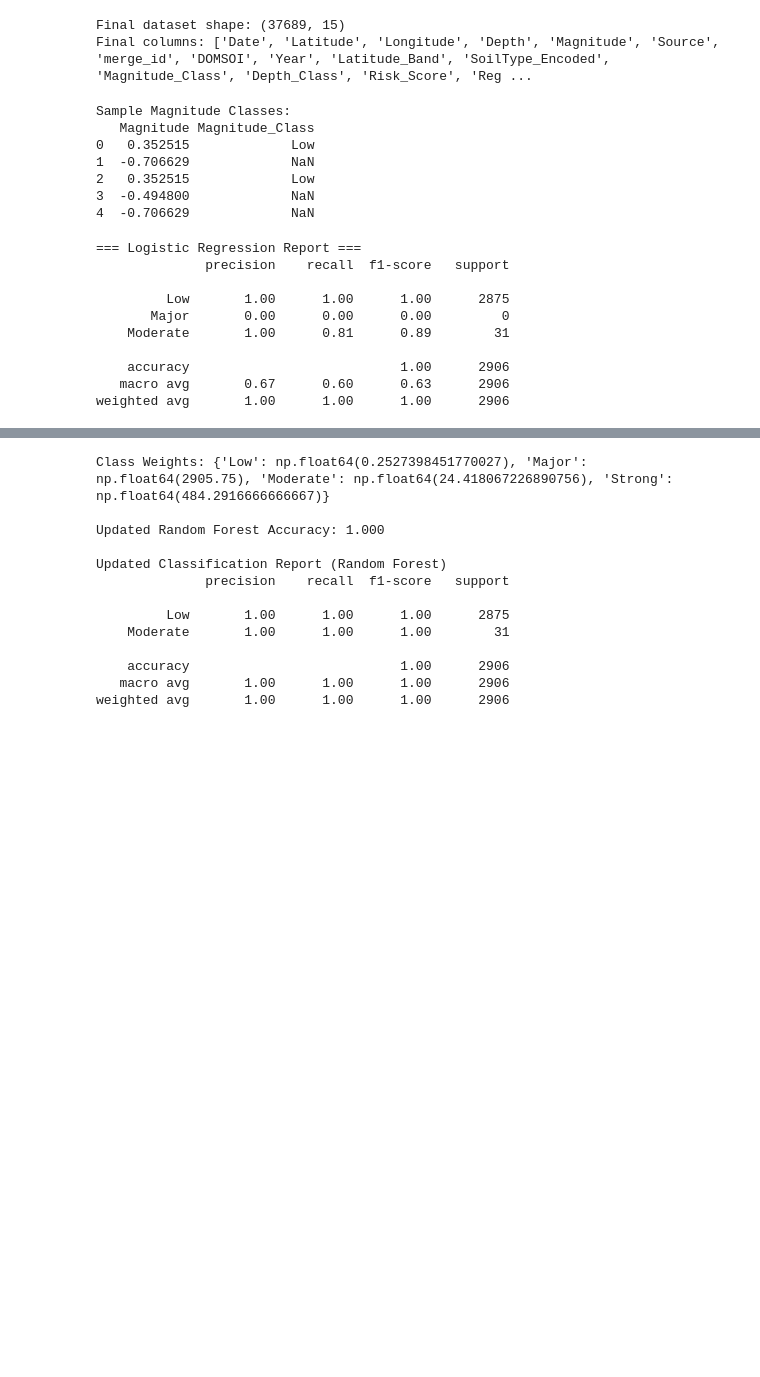
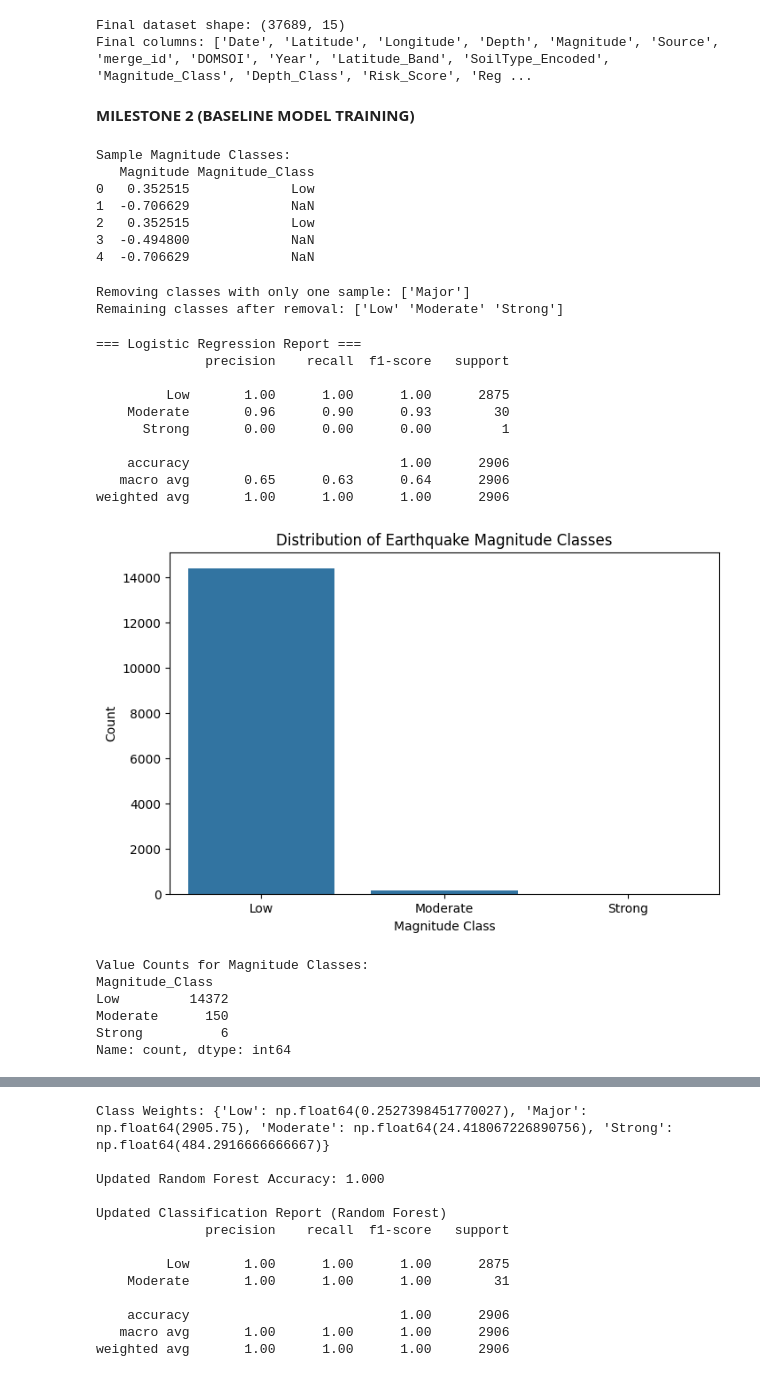
Before and after one commit to springboardmentor3847a-cloud/ImpactSense-Earthquake-Impact-Prediction, a Jupyter notebook: ImpactSense_Earthquake_Impact_Prediction.ipynb, the cells around one changed output, grey strips where cells are left out. Saved outputs shown, nothing was run; the diff lists cells and outputs as text; code cells hidden in the pictures; blank space fills up the shorter version.

```diff
--- a/ImpactSense_Earthquake_Impact_Prediction.ipynb
+++ b/ImpactSense_Earthquake_Impact_Prediction.ipynb
@@ -892,3 +888,5 @@ MILESTONE 2 (BASELINE MODEL TRAINING)
+# %% [markdown]
+**MILESTONE 2 (BASELINE MODEL TRAINING)**
 # %%
 #m
 import pandas as pd
@@ -910,7 +908,6 @@ Sample Magnitude Classes:
 3  -0.494800             NaN
 4  -0.706629             NaN
 # %%
-#t
 from sklearn.model_selection import train_test_split
 from sklearn.linear_model import LogisticRegression
 from sklearn.metrics import classification_report
@@ -926,6 +923,17 @@ y = df['Magnitude_Class']
 df = df.dropna(subset=['Magnitude_Class'])
 X = df[['Magnitude', 'Depth', 'SoilType_Encoded', 'Region_Cluster']]
 y = df['Magnitude_Class']
+
+# Identify and remove classes with only one sample
+class_counts = y.value_counts()
+classes_to_remove = class_counts[class_counts == 1].index
+if not classes_to_remove.empty:
+    print(f"Removing classes with only one sample: {list(classes_to_remove)}")
+    df = df[~df['Magnitude_Class'].isin(classes_to_remove)]
+    X = df[['Magnitude', 'Depth', 'SoilType_Encoded', 'Region_Cluster']]
+    y = df['Magnitude_Class']
+    print(f"Remaining classes after removal: {y.unique()}")
+
 
 # Define preprocessing: numeric → median, categorical → most frequent
 numeric_cols = ['Magnitude', 'Depth']
@@ -944,7 +952,12 @@ clf = Pipeline(steps=[
 ])
 
 # Train-test split
-X_train, X_test, y_train, y_test = train_test_split(X, y, test_size=0.2, random_state=42)
+# Use stratify only if there are at least 2 samples per class
+if y.nunique() > 1 and y.groupby(y).size().min() >= 2:
+    X_train, X_test, y_train, y_test = train_test_split(X, y, test_size=0.2, random_state=42, stratify=y)
+else:
+     X_train, X_test, y_train, y_test = train_test_split(X, y, test_size=0.2, random_state=42)
+
 
 # Fit + predict
 clf.fit(X_train, y_train)
@@ -953,16 +966,40 @@ y_pred = clf.predict(X_test)
 print("\n=== Logistic Regression Report ===")
 print(classification_report(y_test, y_pred))
 # %% [output]
-=== Logistic Regression Report ===
-              precision    recall  f1-score   support
-
-         Low       1.00      1.00      1.00      2875
-       Major       0.00      0.00      0.00         0
-    Moderate       1.00      0.81      0.89        31
-
-    accuracy                           1.00      2906
-   macro avg       0.67      0.60      0.63      2906
-weighted avg       1.00      1.00      1.00      2906
+Removing classes with only one sample: ['Major']
+Remaining classes after removal: ['Low' 'Moderate' 'Strong']
+=== Logistic Regression Report ===
+              precision    recall  f1-score   support
+
+         Low       1.00      1.00      1.00      2875
+    Moderate       0.96      0.90      0.93        30
+      Strong       0.00      0.00      0.00         1
+
+    accuracy                           1.00      2906
+   macro avg       0.65      0.63      0.64      2906
+weighted avg       1.00      1.00      1.00      2906
+# %%
+import matplotlib.pyplot as plt
+import seaborn as sns
+
+# Check the distribution of Magnitude Classes
+plt.figure(figsize=(8, 5))
+sns.countplot(data=df, x='Magnitude_Class', order=df['Magnitude_Class'].value_counts().index)
+plt.title('Distribution of Earthquake Magnitude Classes')
+plt.xlabel('Magnitude Class')
+plt.ylabel('Count')
+plt.show()
+
+print("\nValue Counts for Magnitude Classes:")
+print(df['Magnitude_Class'].value_counts())
+# %% [output]
+[figure, added]
+Value Counts for Magnitude Classes:
+Magnitude_Class
+Low         14372
+Moderate      150
+Strong          6
+Name: count, dtype: int64
 # %%
 #w
 from sklearn.tree import DecisionTreeClassifier, plot_tree
```
Also changed, not shown: parts of 20 cells of this notebook.
